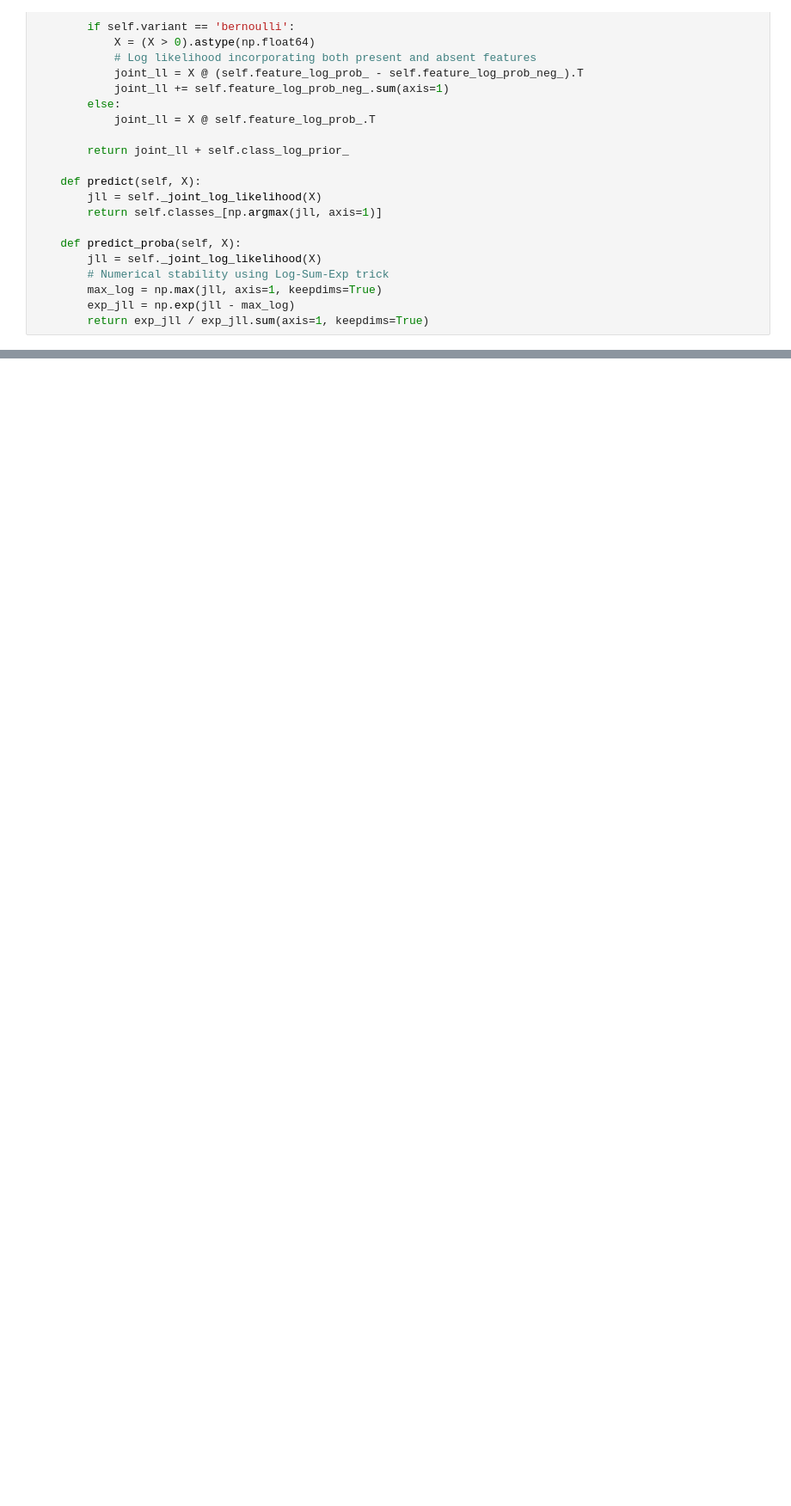
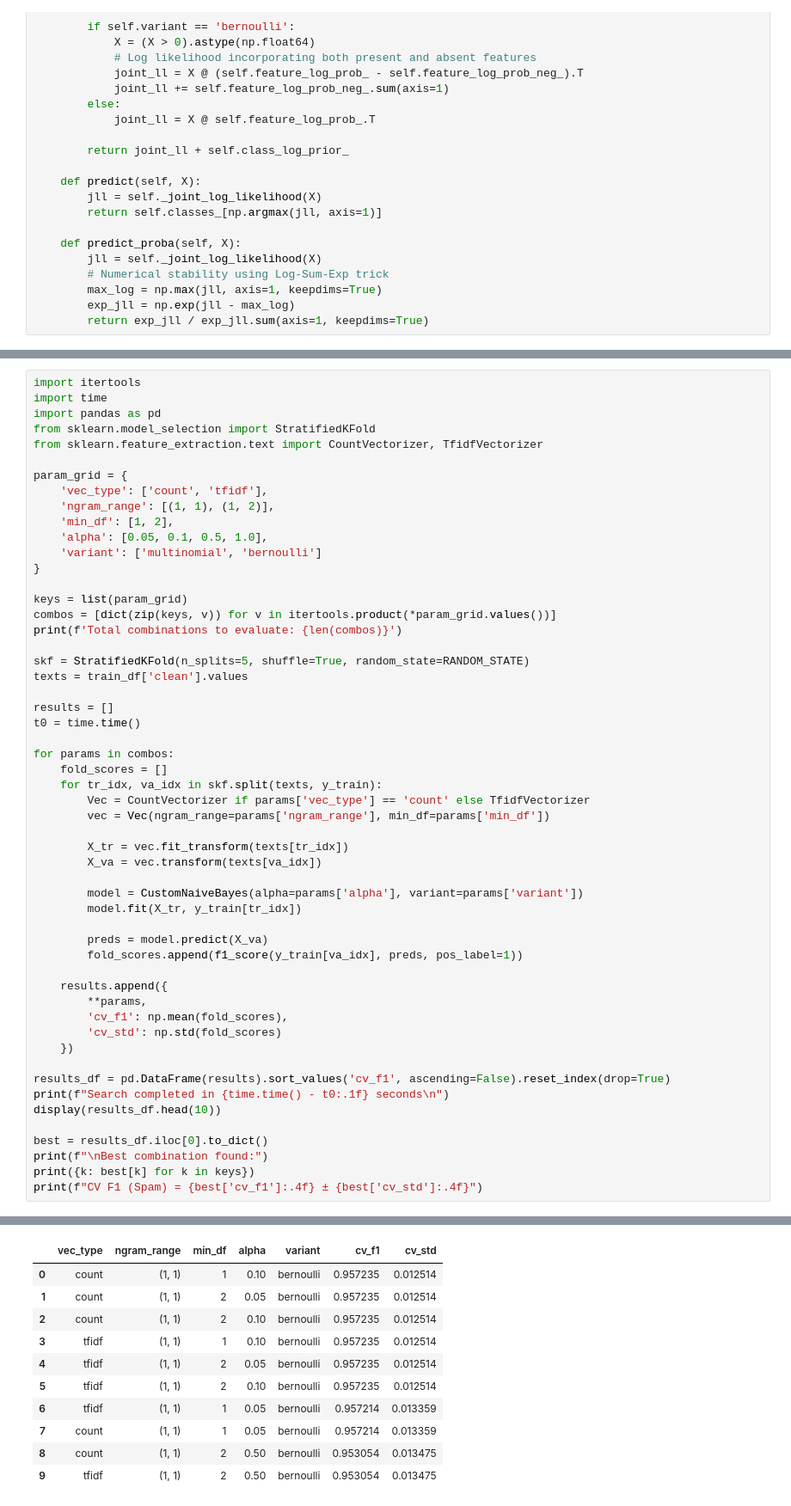
Before and after one commit to barrevivo299-design/SMS-Spam-Classification-NaiveBayes, a Jupyter notebook: SMS_Spam_Classification_NaiveBayes.ipynb, the cells around one changed output, grey strips where cells are left out. Shown at 86% size. Drawn from its saved outputs; the diff is of its cells as text; blank space fills up the shorter version.

```diff
--- a/SMS_Spam_Classification_NaiveBayes.ipynb
+++ b/SMS_Spam_Classification_NaiveBayes.ipynb
@@ -397,0 +463,55 @@ class CustomNaiveBayes:
+# %%
+import itertools
+import time
+import pandas as pd
+from sklearn.model_selection import StratifiedKFold
+from sklearn.feature_extraction.text import CountVectorizer, TfidfVectorizer
+
+param_grid = {
+    'vec_type': ['count', 'tfidf'],
+    'ngram_range': [(1, 1), (1, 2)],
+    'min_df': [1, 2],
+    'alpha': [0.05, 0.1, 0.5, 1.0],
+    'variant': ['multinomial', 'bernoulli']
+}
+
+keys = list(param_grid)
+combos = [dict(zip(keys, v)) for v in itertools.product(*param_grid.values())]
+print(f'Total combinations to evaluate: {len(combos)}')
+
+skf = StratifiedKFold(n_splits=5, shuffle=True, random_state=RANDOM_STATE)
+texts = train_df['clean'].values
+
+results = []
+t0 = time.time()
+
+for params in combos:
+    fold_scores = []
+    for tr_idx, va_idx in skf.split(texts, y_train):
+        Vec = CountVectorizer if params['vec_type'] == 'count' else TfidfVectorizer
+        vec = Vec(ngram_range=params['ngram_range'], min_df=params['min_df'])
+
+        X_tr = vec.fit_transform(texts[tr_idx])
+        X_va = vec.transform(texts[va_idx])
+
+        model = CustomNaiveBayes(alpha=params['alpha'], variant=params['variant'])
+        model.fit(X_tr, y_train[tr_idx])
+
+        preds = model.predict(X_va)
+        fold_scores.append(f1_score(y_train[va_idx], preds, pos_label=1))
+
+    results.append({
+        **params,
+        'cv_f1': np.mean(fold_scores),
+        'cv_std': np.std(fold_scores)
+    })
+
+results_df = pd.DataFrame(results).sort_values('cv_f1', ascending=False).reset_index(drop=True)
+print(f"Search completed in {time.time() - t0:.1f} seconds\n")
+display(results_df.head(10))
+
+best = results_df.iloc[0].to_dict()
+print(f"\nBest combination found:")
+print({k: best[k] for k in keys})
+print(f"CV F1 (Spam) = {best['cv_f1']:.4f} ± {best['cv_std']:.4f}")
+# %% [output]
@@ -397,0 +520,11 @@ class CustomNaiveBayes:
+|  | vec_type | ngram_range | min_df | alpha | variant | cv_f1 | cv_std |
+| 0 | count | (1, 1) | 1 | 0.10 | bernoulli | 0.957235 | 0.012514 |
+| 1 | count | (1, 1) | 2 | 0.05 | bernoulli | 0.957235 | 0.012514 |
+| 2 | count | (1, 1) | 2 | 0.10 | bernoulli | 0.957235 | 0.012514 |
+| 3 | tfidf | (1, 1) | 1 | 0.10 | bernoulli | 0.957235 | 0.012514 |
+| 4 | tfidf | (1, 1) | 2 | 0.05 | bernoulli | 0.957235 | 0.012514 |
+| 5 | tfidf | (1, 1) | 2 | 0.10 | bernoulli | 0.957235 | 0.012514 |
+| 6 | tfidf | (1, 1) | 1 | 0.05 | bernoulli | 0.957214 | 0.013359 |
+| 7 | count | (1, 1) | 1 | 0.05 | bernoulli | 0.957214 | 0.013359 |
+| 8 | count | (1, 1) | 2 | 0.50 | bernoulli | 0.953054 | 0.013475 |
+| 9 | tfidf | (1, 1) | 2 | 0.50 | bernoulli | 0.953054 | 0.013475 |
```
Also changed, not shown: parts of 17 cells of this notebook.
